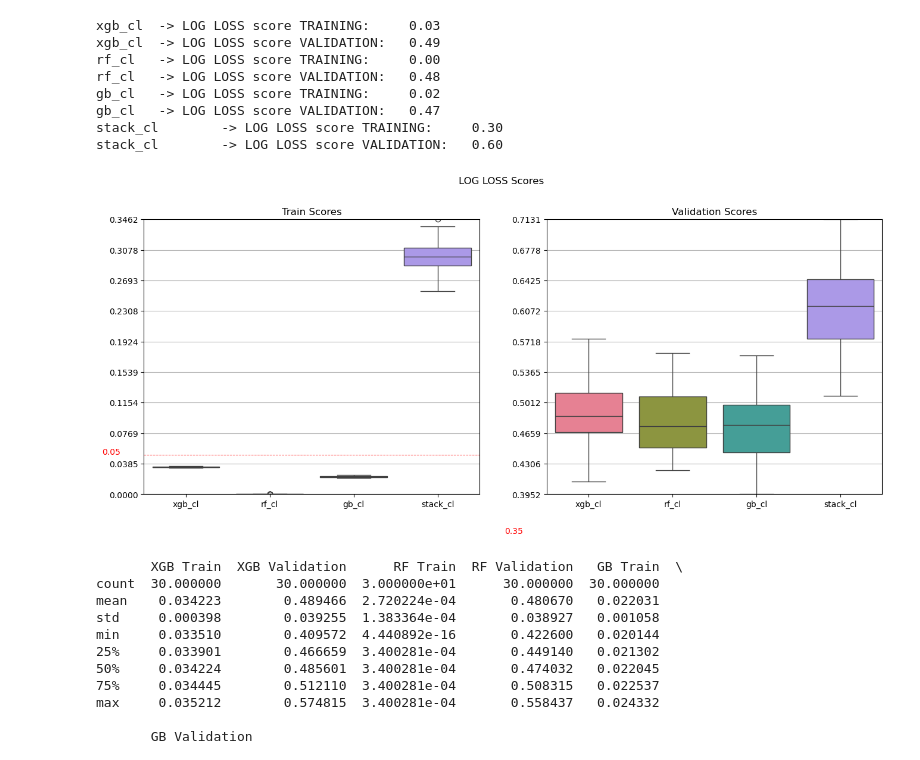
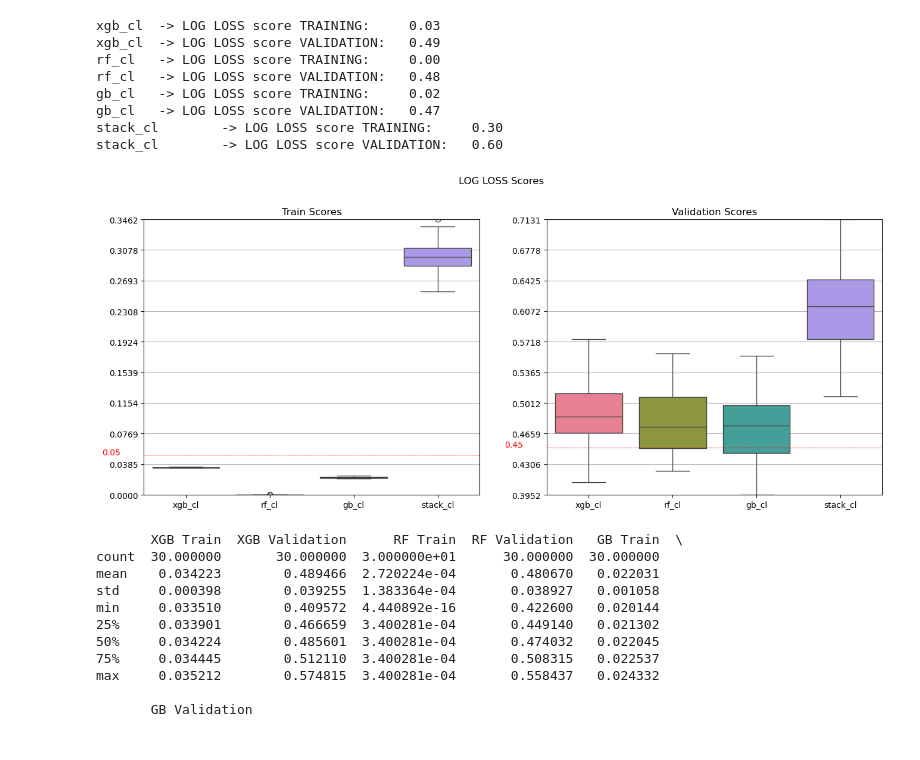
Before and after one commit to kokeitor/Multi-ClassPredictionCirrhosis, a Jupyter notebook: joseba.ipynb, the cells around one changed output. Drawn from its saved outputs; the diff is of its cells as text; code cells hidden in the pictures.

```diff
--- a/joseba.ipynb
+++ b/joseba.ipynb
@@ -930,5 +912,6 @@ joblib_best_params_gs = joblib.load('best_params_gs.joblib')
 # %%
-if joblib_best_estimators_gs and joblib_best_params_gs is None:
+# If GridSearchCV results are not stored locally, run GridSearchCV with specified parameters for each classifier
+if joblib_best_estimators_gs is None or joblib_best_params_gs is None:
     for i, model in enumerate(models):
         print(model['name'])
         gs = GridSearchCV(estimator=model['model'], param_grid=gs_params[i], cv=3, n_jobs=-1, verbose=0)
@@ -948,10 +932,16 @@ if joblib_best_estimators_gs and joblib_best_params_gs is not None:
 # %% [markdown]
 #### Simple approach
 # %%
+# Initialize a default RandomForest classifier
+rf_cl2 = RandomForestClassifier()
+
+# Initialize Repeated Stratified KFold
 cv = RepeatedStratifiedKFold(n_splits=10, n_repeats=3, random_state=42)
 
+# Get X and y variables from final training set
 X = df_train_final.drop('Status', axis=1)
 y = df_train_final['Status']
 
-train_scores = cross_val_score(rf_cl, X, y, scoring='roc_auc_ovo', cv=cv, n_jobs=-1)
+# Perform cross validation score on RepeatedStratifiedKFold and store scores
+train_scores = cross_val_score(rf_cl2, X, y, scoring='roc_auc_ovo', cv=cv, n_jobs=-1)
 # %%
@@ -1020,12 +1021,18 @@ models = [
 ]
 # %%
 # Load models, train_scores & val_scores locally
-joblib_models = joblib.load('models.joblib')
-joblib_train_scores = joblib.load('train_scores.joblib')
-joblib_val_scores = joblib.load('val_scores.joblib')
+if os.path.exists('models.joblib') and os.path.exists('train_scores.joblib') and os.path.exists('val_scores.joblib'):
+    joblib_models = joblib.load('models.joblib')
+    joblib_train_scores = joblib.load('train_scores.joblib')
+    joblib_val_scores = joblib.load('val_scores.joblib')
+else:
+    joblib_models = None
+    joblib_train_scores = None
+    joblib_val_scores = None
 # %%
-if joblib_models is None and joblib_train_scores is None and joblib_val_scores is None:
-    # Validate all models and store model, training scores and validation scores
+# Check if models, training scores and validation scores were loaded locally
+if joblib_models is None or joblib_train_scores is None or joblib_val_scores is None:
+    # Validate all models and store models, training scores and validation scores
     models, train_scores, val_scores = validate_models(models=models,
                                                     data=df_train_final,
                                                     label=LABEL,
@@ -1080,43 +1088,44 @@ gb_cl   -> LOG LOSS score VALIDATION:   0.47
 stack_cl        -> LOG LOSS score TRAINING:     0.30
 stack_cl        -> LOG LOSS score VALIDATION:   0.60
 # %%
+# Plot Log Loss scores for training and validation for each classifier
 fig, axes = plt.subplots(1, 2, figsize=(16, 6))
 
 eps = .05
 hl_train = .05
-hl_val = .35
+hl_val = .45
 min_score_train = train_scores.min().min()
 max_score_train = train_scores.max().max()
 max_score_val = val_scores.max().max()
 min_score_val = val_scores.min().min()
 def calculate_ticks_train(min_score, max_score, num_ticks=10):
     return np.linspace(min_score, max_score, num_ticks)
 
 def calculate_ticks_val(min_score, max_score, num_ticks=10):
     return np.linspace(min_score, max_score, num_ticks)
 
 ticks_train = calculate_ticks_train(min_score_train, max_score_train)
 ticks_val = calculate_ticks_val(min_score_val, max_score_val)
 
 
 _ = sns.boxplot(train_scores, ax=axes[0])
 _ = axes[0].set_title('Train Scores')
 _ = axes[0].set_ylim(min_score_train, max_score_train)
 _ = axes[0].set_yticks(ticks_train)
 _ = axes[0].yaxis.grid(True)
 _ = axes[0].axhline(y=hl_train, color='r', linestyle='--', lw=.7)
 _ = axes[0].text(-1, hl_train, f"{hl_train}", c="red")
 
 _ = sns.boxplot(val_scores, ax=axes[1])
 _ = axes[1].set_title('Validation Scores')
 _ = axes[1].set_ylim(min_score_val, max_score_val)
 _ = axes[1].set_yticks(ticks_val)
 _ = axes[1].yaxis.grid(True)
 _ = axes[1].axhline(y=hl_val, color='r', linestyle='--', lw=.7)
 _ = axes[1].text(-1, hl_val, f"{hl_val}", c="red")
 
 fig.suptitle("LOG LOSS Scores", y=1)  # Add a common title above the subplots
 plt.show()
 # %% [output]
-[figure, old version]
+[figure, new version]
 # %%
```
Also changed, not shown: parts of 49 cells of this notebook.
